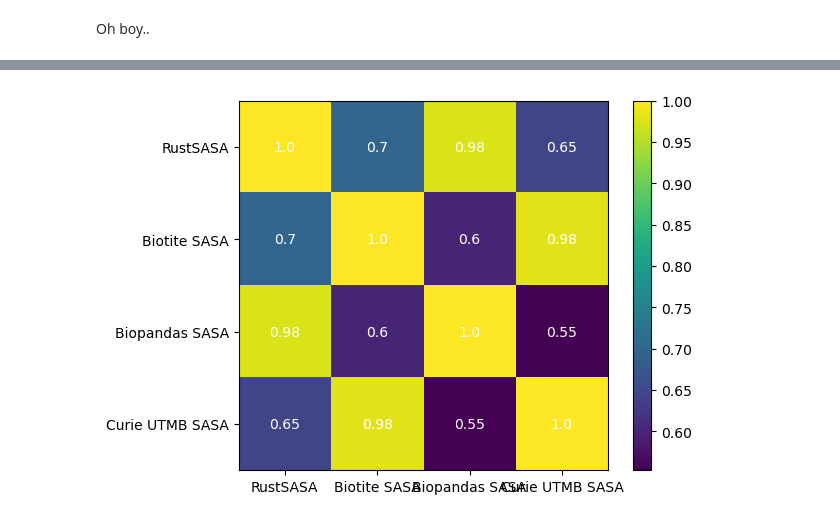
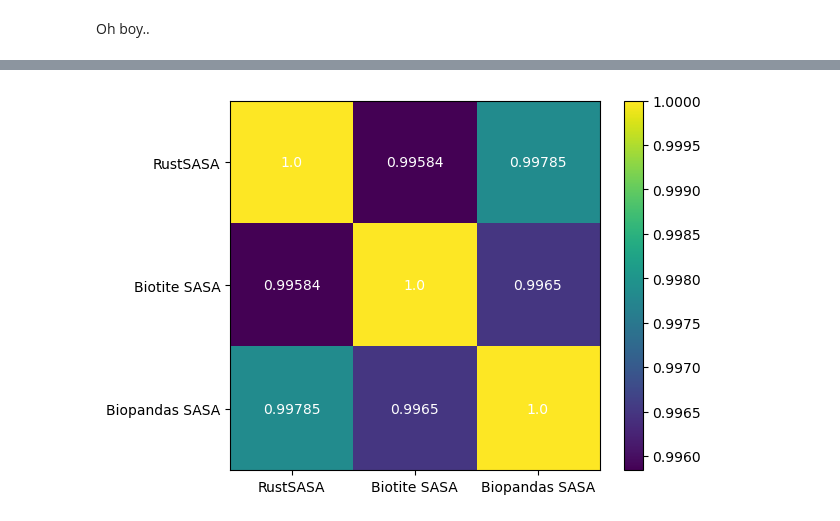
Before and after one commit to andreasmz/bachelorthesis, a Jupyter notebook: 2024-12 structure measurements/2024-12-20 speed improvements.ipynb, the cells around one changed output, grey strips where cells are left out. Drawn from its saved outputs; the diff is of its cells as text; code cells hidden in the pictures.

```diff
--- a/2024-12 structure measurements/2024-12-20 speed improvements.ipynb
+++ b/2024-12 structure measurements/2024-12-20 speed improvements.ipynb
@@ -16,7 +25,9 @@ pathObj = {}
 # %%
 sampleStructure_name = "DOC_MAPK_RevD_3_3TEI"
-sampleStructure_path = structure_folders[0] / sampleStructure_name / "ranked_0.pdb"
+sampleStructure_name = "LIG_NRP_CendR_1_2ORZ"
+sampleStructure_path = structure_folders[1] / sampleStructure_name / "ranked_0.pdb"
 sampleStructure = dataset_measure.OpenStructure(sampleStructure_path)
 print(type(sampleStructure[0]), type(sampleStructure[1]))
+print(sampleStructure[1])
 # %% [output]
 <class 'Bio.PDB.Structure.Structure'> <class 'biotite.structure.AtomArrayStack'>
@@ -218,0 +447,9 @@ Oh boy..
+# %%
+_biotiteR = {}
+for i, s in enumerate(sasa(sampleStructure[1][0], ignore_ions=False, probe_radius=1.4, point_number=100)):
+    r_id = sampleStructure[1][0][i].res_id - 1
+    if r_id not in _biotiteR.keys():
+        _biotiteR[r_id] = 0
+    if not (math.isnan(s)):
+        _biotiteR[r_id] += s
+print(_biotiteR)
@@ -306,0 +536,18 @@ x
+# %%
+_dfRes = {}
+for index, row in df.iterrows():
+    name = f"{row['Chain']}-{row['Res_ID']}"
+    if name not in _dfRes.keys():
+        _dfRes[name] = {
+            "Chain":row["Chain"],
+            "Residue":row["Residue"],
+            "ID":row["Res_ID"],
+            "RustSASA":0,
+            "Biotite SASA":0,
+            "Biopandas SASA":0}
+    _dfRes[name]["RustSASA"] += float(row["RustSASA"])
+    _dfRes[name]["Biotite SASA"] += float(row["Biotite SASA"]) if not math.isnan(row["Biotite SASA"]) else 0
+    _dfRes[name]["Biopandas SASA"] += float(row["Biopandas SASA"])
+dfRes = pd.DataFrame(_dfRes)
+dfRes = dfRes.transpose()
+dfRes
@@ -307,18 +568,19 @@ x
 # %%
-columns = ["RustSASA", "Biotite SASA", "Biopandas SASA", "Curie UTMB SASA"]
+#Plotting
+columns = ["RustSASA", "Biotite SASA", "Biopandas SASA"]
 corr_input = []
 for i in range(len(columns)):
-    corr_input.append(np.array(dfHless[columns[i]]))
-corr_input = np.array(corr_input)
+    corr_input.append(np.array(dfRes[columns[i]]))
+corr_input = np.array(corr_input).astype("float")
 correlations = np.corrcoef(corr_input)
 
 ims = plt.imshow(correlations)
 plt.colorbar(ims)
 plt.xticks(range(len(columns)), labels=columns)
 plt.yticks(range(len(columns)), labels=columns)
 for i in range(len(columns)):
     for j in range(len(columns)):
-        text = plt.text(j, i, round(correlations[i, j],2), ha="center", va="center", color="w")
+        text = plt.text(j, i, round(correlations[i, j],5), ha="center", va="center", color="w")
 plt.show()
 # %% [output]
-[figure, old version]
+[figure, new version]
```
Also changed, not shown: parts of 42 cells of this notebook, 4 other files.
